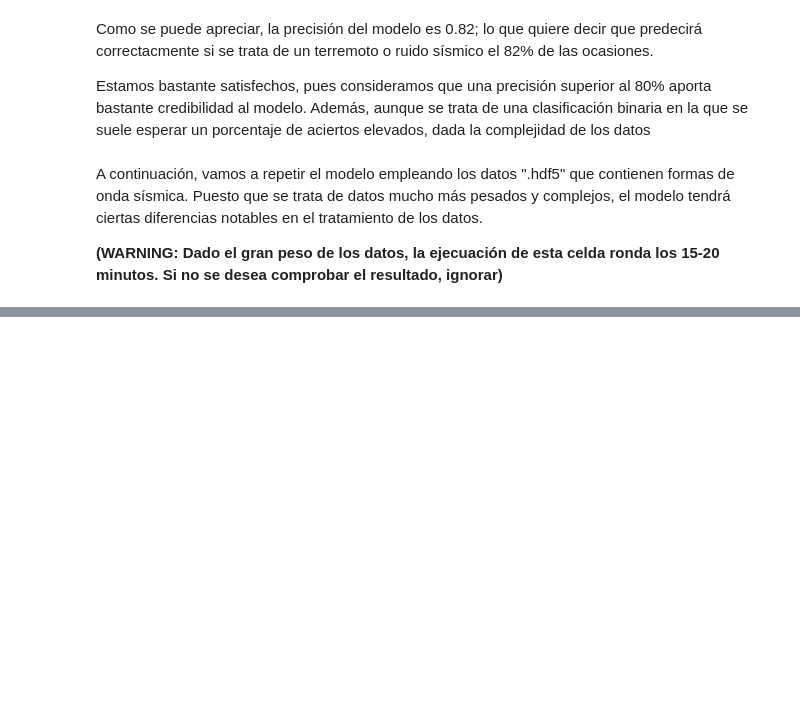
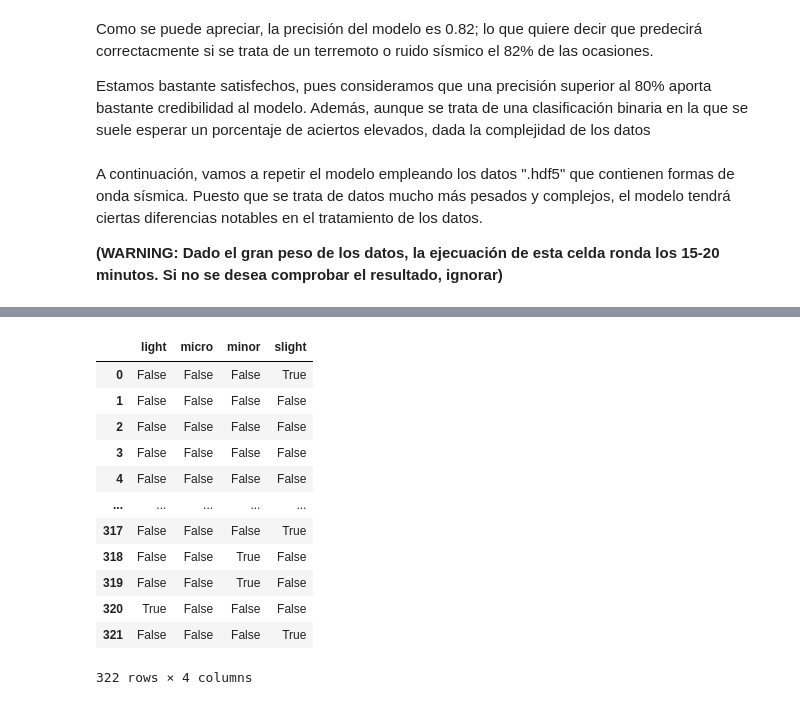
Before and after one commit to Alf-caput/ProyectoFinal_Capstone, a Jupyter notebook: capstone.ipynb, the cells around one changed output, grey strips where cells are left out. Drawn from its saved outputs; the diff is of its cells as text; code cells hidden in the pictures; blank space fills up the shorter version.

```diff
--- a/capstone.ipynb
+++ b/capstone.ipynb
@@ -644,0 +674,19 @@ A continuación, vamos a repetir el modelo empleando los datos ".hdf5" que conti
+# %%
+import pandas as pd
+
+bins = [-float('inf'), 1.9, 2.9, 3.9, 4.9, 5.9, 6.9, 7.9, 8.9, float('inf')]
+labels = [
+    'micro',
+    'minor',
+    'slight',
+    'light',
+    'moderate',
+    'strong',
+    'mayor',
+    'great',
+    'extreme'
+    ]
+
+df_earthquakes_gsp.loc[:, 'ritcher'] = pd.cut(df_earthquakes_gsp['source_magnitude'], bins=bins, labels=labels, right=False)
+print(df_earthquakes.shape)
+df_earthquakes_gsp.head()
@@ -644,0 +702,4 @@ A continuación, vamos a repetir el modelo empleando los datos ".hdf5" que conti
+# %%
+df_earthquakes_gsp = df_earthquakes_gsp.groupby('source_id').first()
+print(df_earthquakes_gsp.shape)
+df_earthquakes_gsp.head()
@@ -644,0 +715,5 @@ A continuación, vamos a repetir el modelo empleando los datos ".hdf5" que conti
+# %%
+NE = (df_earthquakes_gsp['source_latitude'] > 0) & (df_earthquakes_gsp['source_longitude'] > 0)
+df_earthquakes_gsp_XY = df_earthquakes_gsp.loc[NE]
+print(df_earthquakes_gsp_XY.shape)
+df_earthquakes_gsp_XY.head()
@@ -644,0 +729,3 @@ A continuación, vamos a repetir el modelo empleando los datos ".hdf5" que conti
+# %%
+secuencias_por_mes = df_earthquakes_gsp_XY.groupby(pd.Grouper(key='source_origin_time', freq='ME'))['ritcher'].apply(list)
+print(secuencias_por_mes)
@@ -644,0 +746,23 @@ A continuación, vamos a repetir el modelo empleando los datos ".hdf5" que conti
+# %%
+import pandas as pd
+from mlxtend.preprocessing import TransactionEncoder
+
+secuencias = secuencias_por_mes.to_list()
+te = TransactionEncoder()
+te_ary = te.fit(secuencias).transform(secuencias)
+res = pd.DataFrame(te_ary, columns=te.columns_)
+res
+# %% [output]
+|  | light | micro | minor | slight |
+| 0 | False | False | False | True |
+| 1 | False | False | False | False |
+| 2 | False | False | False | False |
+| 3 | False | False | False | False |
+| 4 | False | False | False | False |
+| ... | ... | ... | ... | ... |
+| 317 | False | False | False | True |
+| 318 | False | False | True | False |
+| 319 | False | False | True | False |
+| 320 | True | False | False | False |
+| 321 | False | False | False | True |
+322 rows × 4 columns
```
Also changed, not shown: parts of 8 cells of this notebook, 1 other file.
